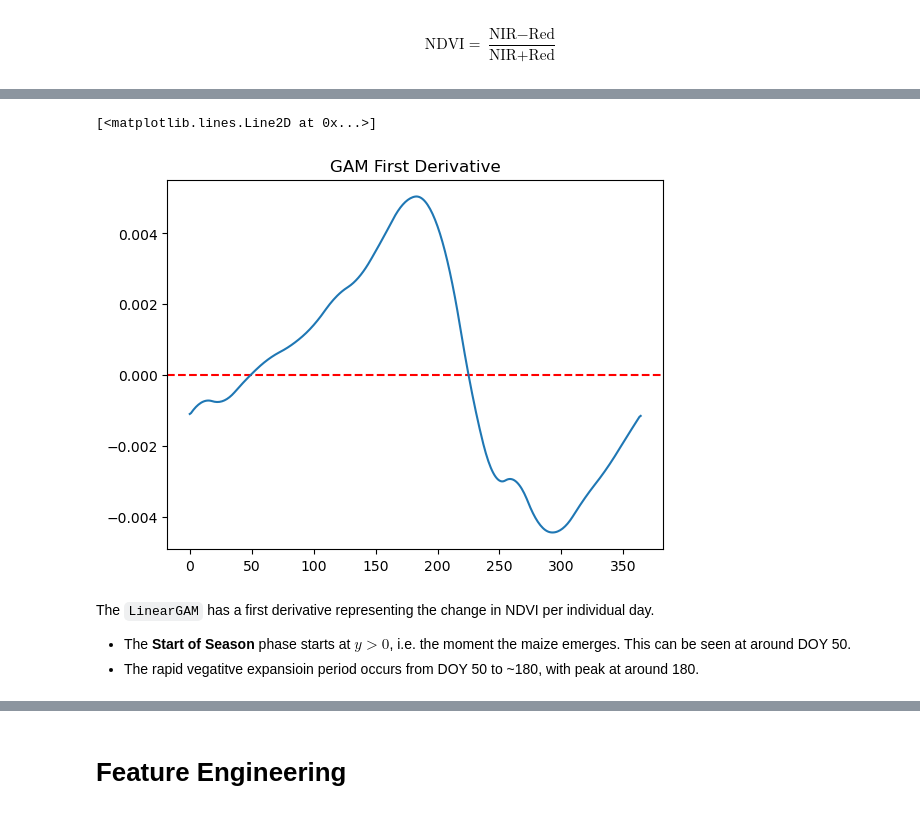
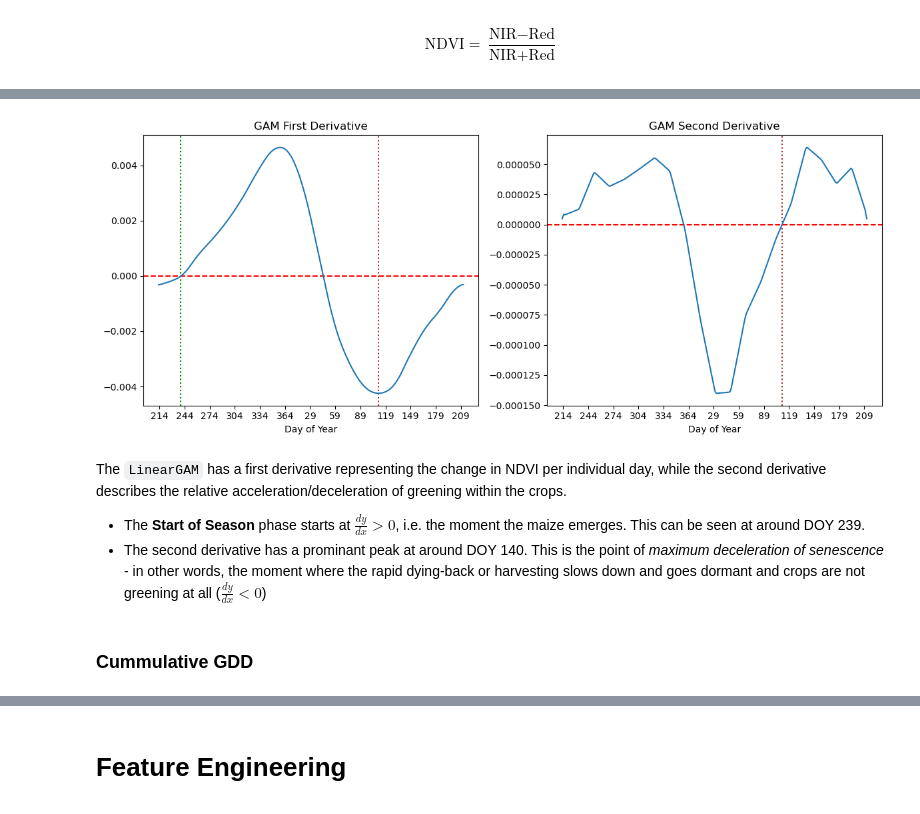
Before and after one commit to asembreek/fieldlens, a Jupyter notebook: notebooks/EDA and Dimensionality Reduction.ipynb, the cells around one changed output, grey strips where cells are left out. Drawn from its saved outputs; the diff is of its cells as text; code cells hidden in the pictures.

```diff
--- a/notebooks/EDA and Dimensionality Reduction.ipynb
+++ b/notebooks/EDA and Dimensionality Reduction.ipynb
@@ -160,0 +221,21 @@ plt.show()
+# %%
+dy_dx = np.gradient(pred, doys)
+d2y_dx2 = np.gradient(dy_dx, doys)
+
+
+growing_season = 0
+peak_biomass = 0
+max_senescence = inv_shift_doy(np.argmin(dy_dx))
+max_green_up = inv_shift_doy(np.argmax(dy_dx))
+
+for i in range(len(dy_dx) - 1):
+    if dy_dx[i] * dy_dx[i+1] < 0:
+        if dy_dx[i] < 0:
+            growing_season = inv_shift_doy(doys[i])
+            print(f"Zero crossing at DOY {growing_season} - Start of greening")
+        else:
+            peak_biomass = inv_shift_doy(doys[i])
+            print(f"Zero crossing at DOY {peak_biomass} - Peak Biomass")
+
+print(f"Minimum derivative at DOY {max_senescence} - Max Senescence (fastest browning)")
+print(f"Maximum derivative at DOY {max_green_up} - Rate of growth reaches its maximum")
@@ -161,12 +247,30 @@ plt.show()
 # %%
-dy_dx = np.gradient(pred, doys)
-plt.title("GAM First Derivative")
-plt.axhline(y=0, color='red', linestyle='--')
-plt.plot(dy_dx)
+fig, ax = plt.subplots(nrows=1, ncols=2, figsize=(12, 5))
+#plt.figure(figsize=(10,5))
+ax[0].set_title("GAM First Derivative")
+ax[0].axhline(y=0, color='red', linestyle='--')
+ax[0].set_xticks(x_ticks, labels=x_labels)
+ax[0].set_xlabel("Day of Year")
+ax[0].axvline(x=shifted_growining_season, color='green', linestyle=':', label="Start of Season")
+ax[0].axvline(x=shifted_max_senescence, color='brown', linestyle=':', label="Max Senescence")
+ax[0].plot(dy_dx)
+
+ax[1].set_title("GAM Second Derivative")
+ax[1].axhline(y=0, color='red', linestyle='--')
+ax[1].set_xticks(x_ticks, labels=x_labels)
+ax[1].set_xlabel("Day of Year")
+ax[1].axvline(x=shifted_max_senescence, color='brown', linestyle=':', label="Max Senescence")
+ax[1].plot(d2y_dx2)
+
+plt.tight_layout()
+plt.show()
 # %% [output]
-[<matplotlib.lines.Line2D at 0x...>]
-[figure, old version]
+[figure, new version]
 # %% [markdown]
-The `LinearGAM` has a first derivative representing the change in NDVI per individual day.
-- The **Start of Season** phase starts at $y>0$, i.e. the moment the maize emerges. This can be seen at around DOY 50.
-- The rapid vegatitve expansioin period occurs from DOY 50 to ~180, with peak at around 180.
+The `LinearGAM` has a first derivative representing the change in NDVI per individual day, while the second derivative describes the relative acceleration/deceleration of greening within the crops.
+
+
+- The **Start of Season** phase starts at $\frac{dy}{dx}>0$, i.e. the moment the maize emerges. This can be seen at around DOY 239.
+- The second derivative has a prominant peak at around DOY 140. This is the point of _maximum deceleration of senescence_ - in other words, the moment where the rapid dying-back or harvesting slows down and goes dormant and crops are not greening at all ($\frac{dy}{dx}<0$)
+# %% [markdown]
+### Cummulative GDD
```
Also changed, not shown: parts of 17 cells of this notebook, 1 other file.
